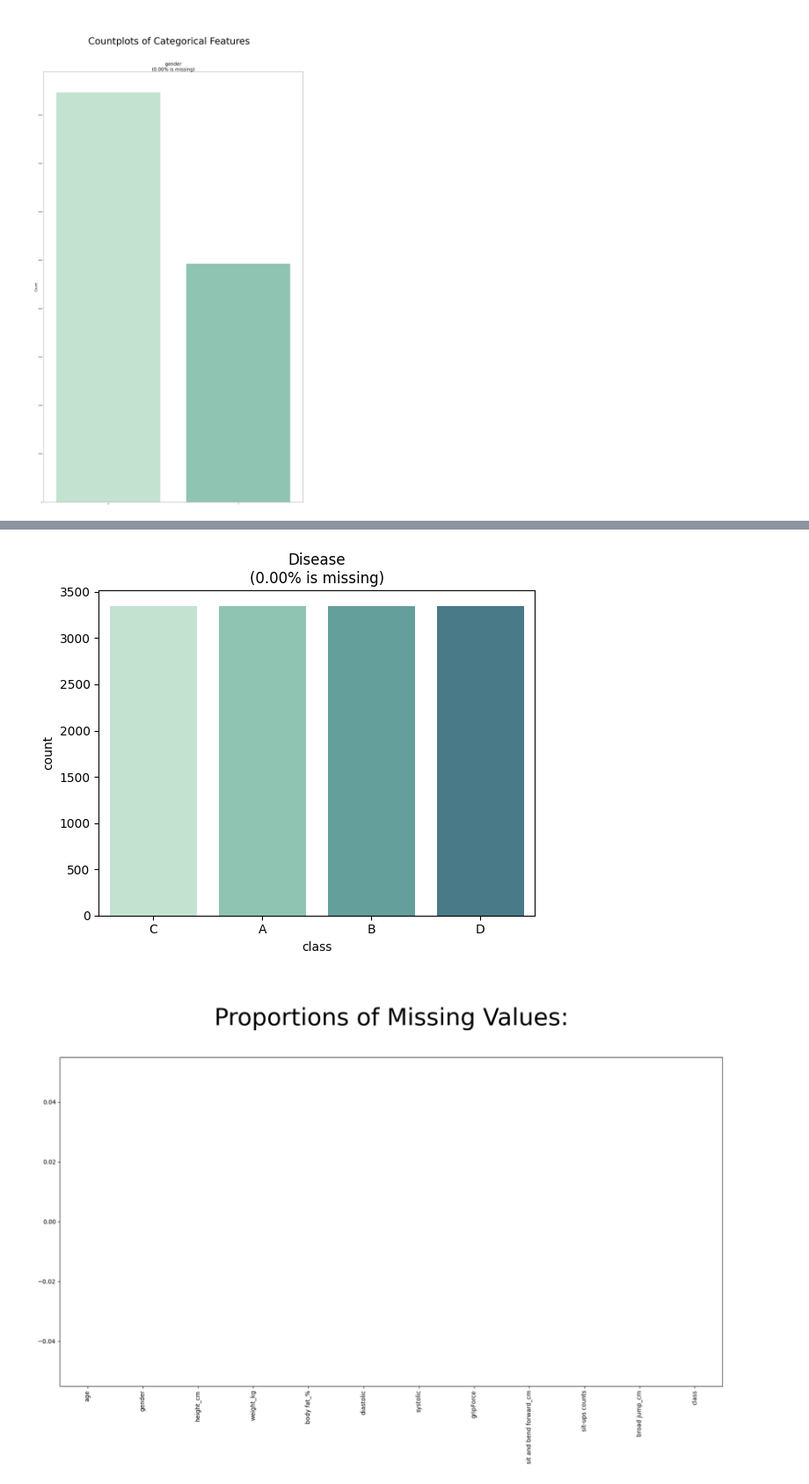
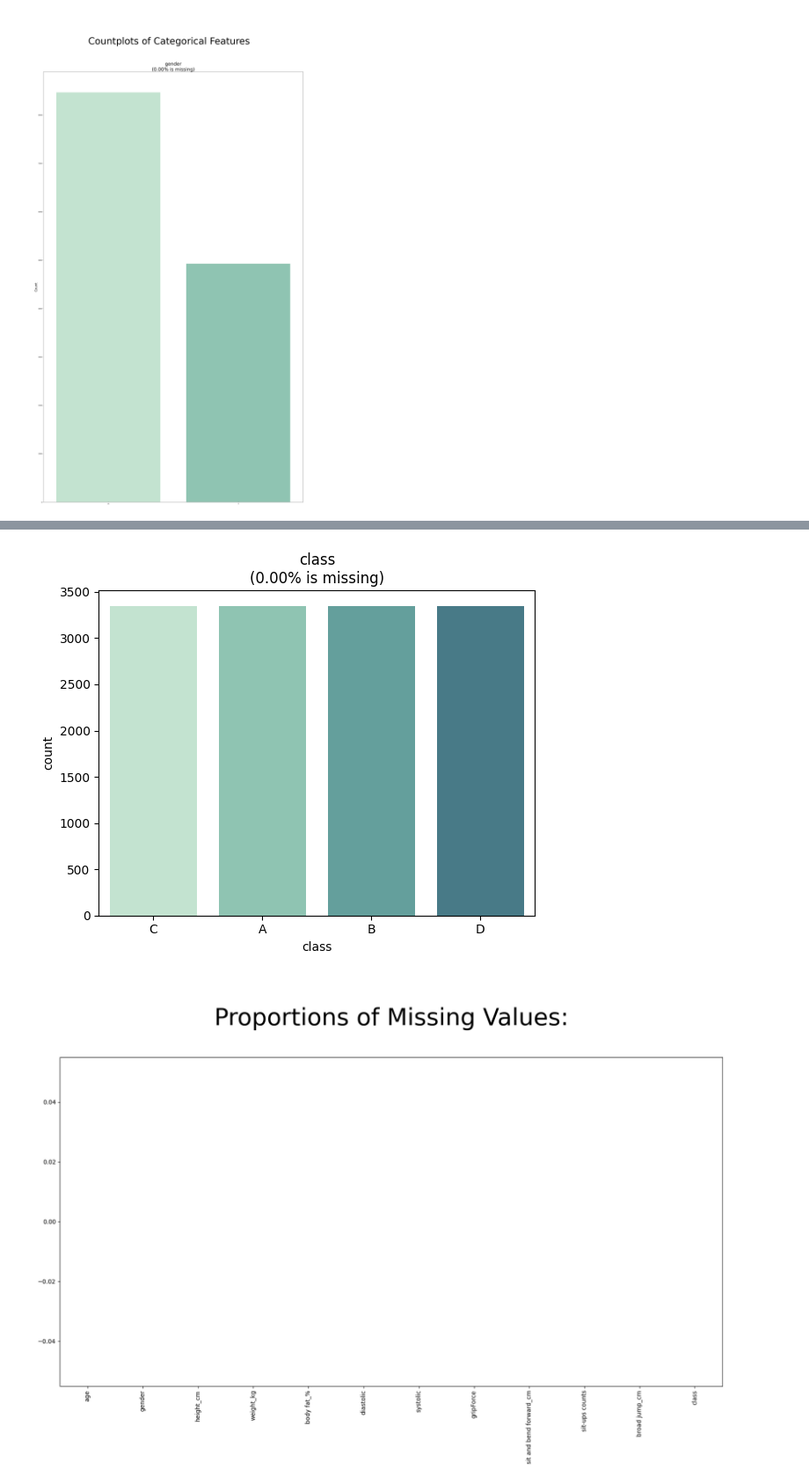
Before and after one commit to Yuhui0502/Work, a Jupyter notebook: Body_performance.ipynb, the cells around one changed output, grey strips where cells are left out. Shown at 88% size. Saved outputs shown, nothing was run; the diff lists cells and outputs as text; code cells hidden in the pictures.

```diff
--- a/Body_performance.ipynb
+++ b/Body_performance.ipynb
@@ -204,15 +204,15 @@ plt.show()
 # %%
 #應變數
 
 miss_perc="%.2f"%(100*(1-(data['class'].dropna().shape[0])/data.shape[0]))
 
-label="Disease\n(missing:\n{}%)".format(miss_perc)
+label="class\n(missing:\n{}%)".format(miss_perc)
 
 fig=sns.countplot(x=data['class'],label=label, palette=sns.cubehelix_palette(rot=-.35,light=0.85,hue=1))
-plt.title("Disease\n({}% is missing)".format(miss_perc))
+plt.title("class\n({}% is missing)".format(miss_perc))
 plt.show()
 # %% [output]
-[figure, old version]
+[figure, new version]
 # %%
 #展示遺缺值的比率
 d=((data.isnull().sum()/data.shape[0])).sort_values(ascending=False)
```
Also changed, not shown: parts of 36 cells of this notebook.
